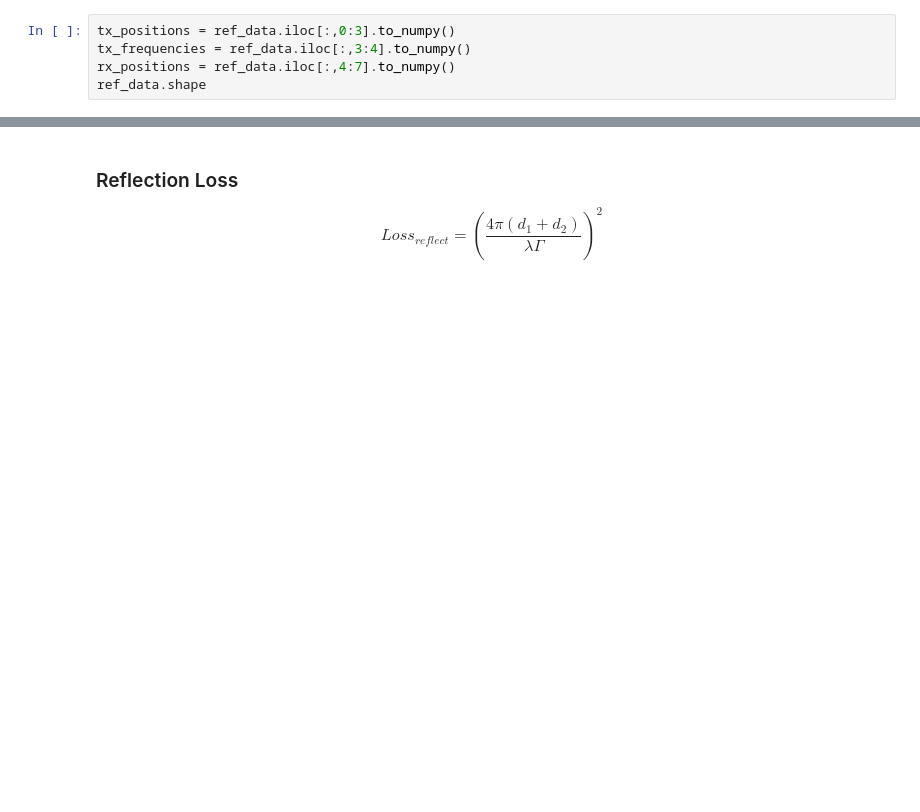
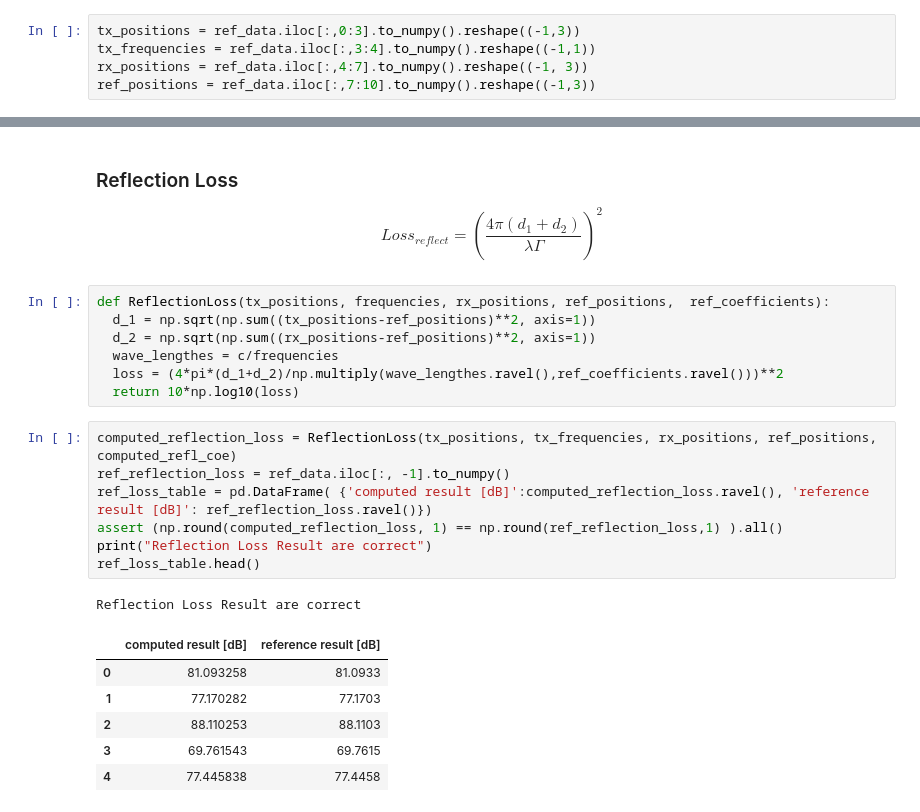
Before and after one commit to tamsri/path-loss-tester, a Jupyter notebook: path_loss_tester.ipynb, the cells around one changed output, grey strips where cells are left out. Drawn from its saved outputs; the diff is of its cells as text; blank space fills up the shorter version.

Commit message:
completed reflection tests.

```diff
--- a/path_loss_tester.ipynb
+++ b/path_loss_tester.ipynb
@@ -100,7 +100,7 @@ ref_data.head()
 | 3 | 0 | 5 | 0 | 2.300000e+09 | 24 | 1.5 | 0 | 18.4833 | 0.010678 | 0.0000 | ... |
 | 4 | 0 | 5 | 0 | 2.300000e+09 | 42 | 1.5 | -9 | 41.3905 | 1.596380 | -10.0407 | ... |
 # %%
-tx_positions = ref_data.iloc[:,0:3].to_numpy()
-tx_frequencies = ref_data.iloc[:,3:4].to_numpy()
-rx_positions = ref_data.iloc[:,4:7].to_numpy()
-ref_data.shape
+tx_positions = ref_data.iloc[:,0:3].to_numpy().reshape((-1,3))
+tx_frequencies = ref_data.iloc[:,3:4].to_numpy().reshape((-1,1))
+rx_positions = ref_data.iloc[:,4:7].to_numpy().reshape((-1, 3))
+ref_positions = ref_data.iloc[:,7:10].to_numpy().reshape((-1,3))
@@ -148,3 +146,25 @@ Reflection Coefficient Results are correct.
 \begin{equation}
 Loss_{reflect} = (\frac{4\pi (d_1+d_2)}{\lambda \Gamma})^2
 \end{equation}
+# %%
+def ReflectionLoss(tx_positions, frequencies, rx_positions, ref_positions,  ref_coefficients):
+  d_1 = np.sqrt(np.sum((tx_positions-ref_positions)**2, axis=1))
+  d_2 = np.sqrt(np.sum((rx_positions-ref_positions)**2, axis=1))
+  wave_lengthes = c/frequencies
+  loss = (4*pi*(d_1+d_2)/np.multiply(wave_lengthes.ravel(),ref_coefficients.ravel()))**2
+  return 10*np.log10(loss)
+# %%
+computed_reflection_loss = ReflectionLoss(tx_positions, tx_frequencies, rx_positions, ref_positions, computed_refl_coe)
+ref_reflection_loss = ref_data.iloc[:, -1].to_numpy()
+ref_loss_table = pd.DataFrame( {'computed result [dB]':computed_reflection_loss.ravel(), 'reference result [dB]': ref_reflection_loss.ravel()})
+assert (np.round(computed_reflection_loss, 1) == np.round(ref_reflection_loss,1) ).all()
+print("Reflection Loss Result are correct")
+ref_loss_table.head()
+# %% [output]
+Reflection Loss Result are correct
+|  | computed result [dB] | reference result [dB] |
+| 0 | 81.093258 | 81.0933 |
+| 1 | 77.170282 | 77.1703 |
+| 2 | 88.110253 | 88.1103 |
+| 3 | 69.761543 | 69.7615 |
+| 4 | 77.445838 | 77.4458 |
```
Also changed, not shown: parts of 8 cells of this notebook.
